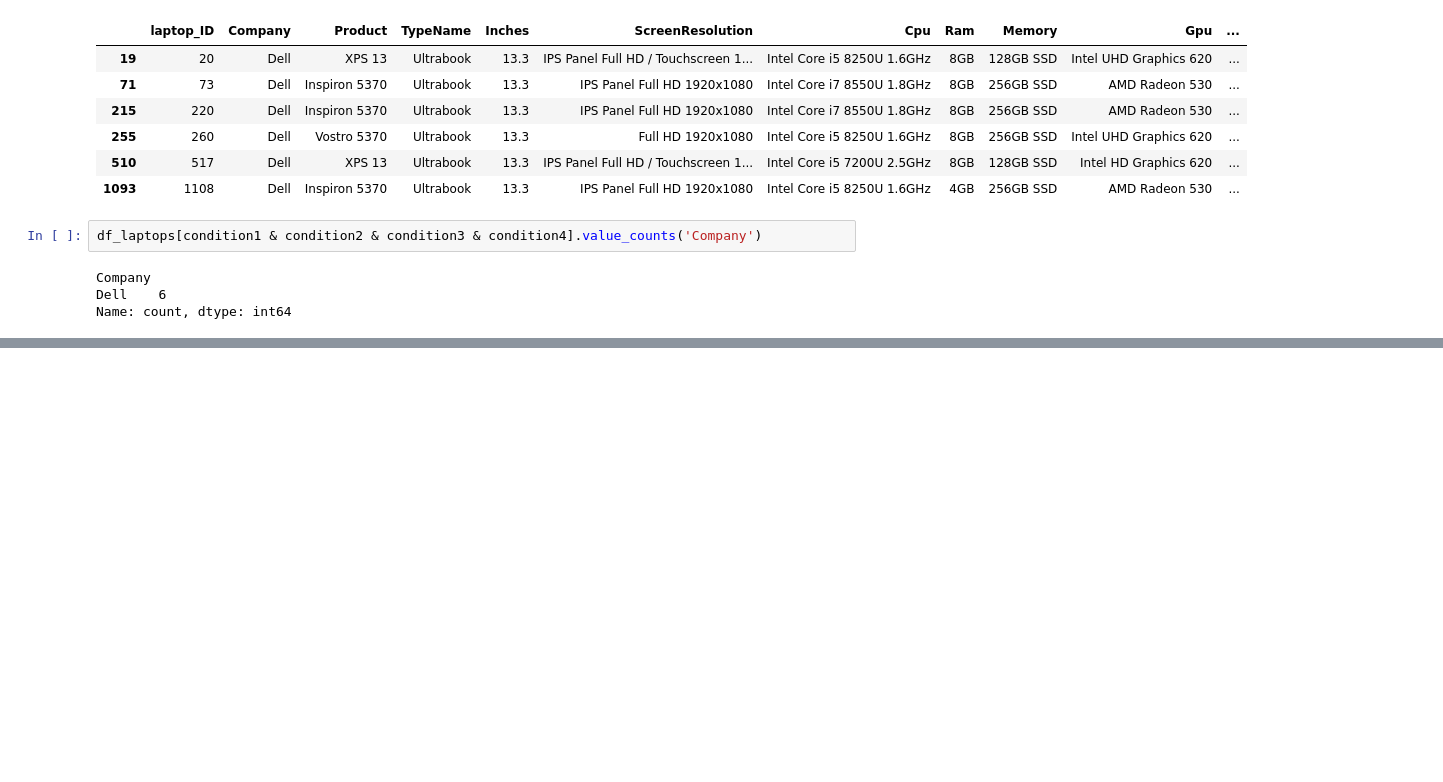
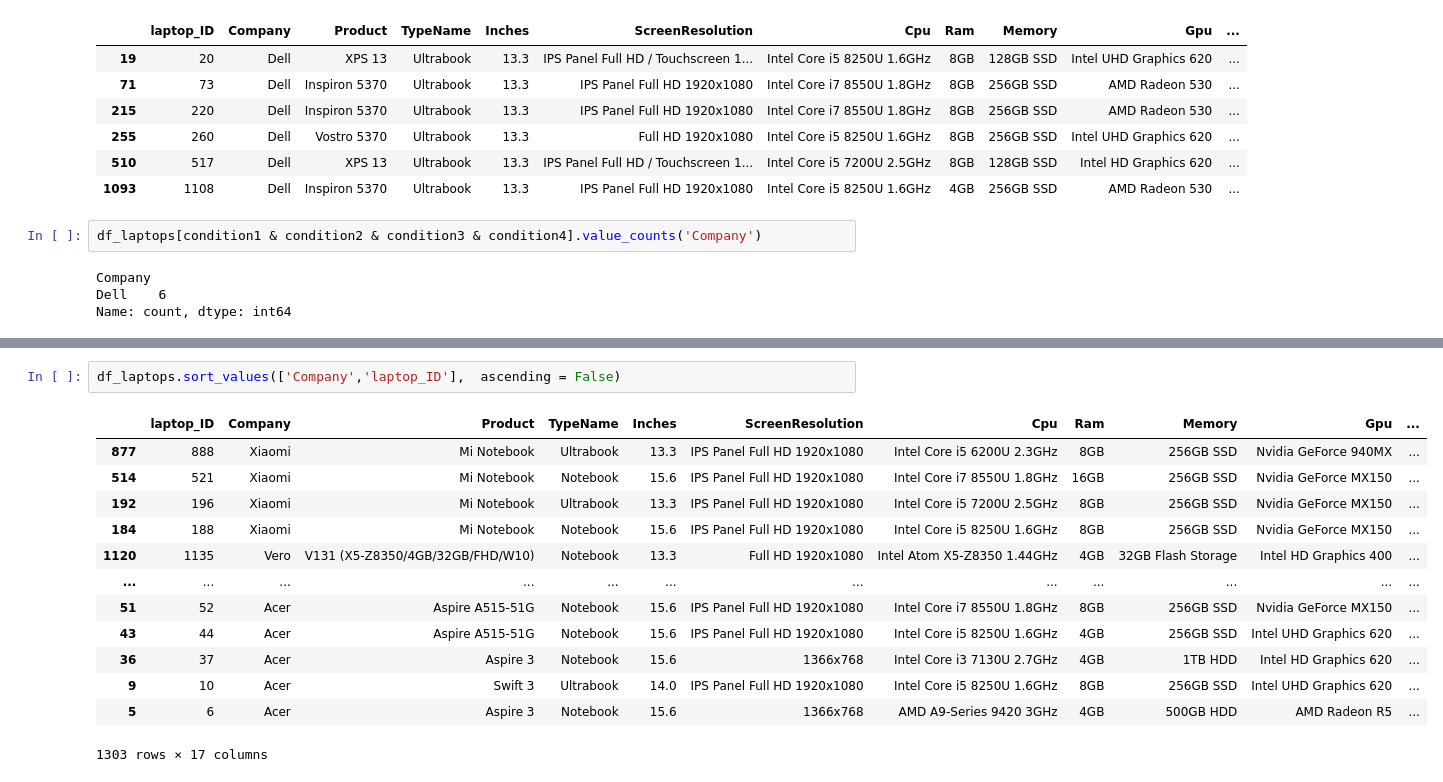
Before and after one commit to Stan-is-the-man/Data_science_bootcamp_2023, a Jupyter notebook: ds_filtering_data.ipynb, the cells around one changed output, grey strips where cells are left out. Cells and saved outputs as stored; diff of their text form; blank space fills up the shorter version.

```diff
--- a/ds_filtering_data.ipynb
+++ b/ds_filtering_data.ipynb
@@ -432,0 +514,16 @@ Name: count, dtype: int64
+# %%
+df_laptops.sort_values(['Company','laptop_ID'],  ascending = False)
+# %% [output]
+|  | laptop_ID | Company | Product | TypeName | Inches | ScreenResolution | Cpu | Ram | Memory | Gpu | ... |
+| 877 | 888 | Xiaomi | Mi Notebook | Ultrabook | 13.3 | IPS Panel Full HD 1920x1080 | Intel Core i5 6200U 2.3GHz | 8GB | 256GB SSD | Nvidia GeForce 940MX | ... |
+| 514 | 521 | Xiaomi | Mi Notebook | Notebook | 15.6 | IPS Panel Full HD 1920x1080 | Intel Core i7 8550U 1.8GHz | 16GB | 256GB SSD | Nvidia GeForce MX150 | ... |
+| 192 | 196 | Xiaomi | Mi Notebook | Ultrabook | 13.3 | IPS Panel Full HD 1920x1080 | Intel Core i5 7200U 2.5GHz | 8GB | 256GB SSD | Nvidia GeForce MX150 | ... |
+| 184 | 188 | Xiaomi | Mi Notebook | Notebook | 15.6 | IPS Panel Full HD 1920x1080 | Intel Core i5 8250U 1.6GHz | 8GB | 256GB SSD | Nvidia GeForce MX150 | ... |
+| 1120 | 1135 | Vero | V131 (X5-Z8350/4GB/32GB/FHD/W10) | Notebook | 13.3 | Full HD 1920x1080 | Intel Atom X5-Z8350 1.44GHz | 4GB | 32GB Flash Storage | Intel HD Graphics 400 | ... |
+| ... | ... | ... | ... | ... | ... | ... | ... | ... | ... | ... | ... |
+| 51 | 52 | Acer | Aspire A515-51G | Notebook | 15.6 | IPS Panel Full HD 1920x1080 | Intel Core i7 8550U 1.8GHz | 8GB | 256GB SSD | Nvidia GeForce MX150 | ... |
+| 43 | 44 | Acer | Aspire A515-51G | Notebook | 15.6 | IPS Panel Full HD 1920x1080 | Intel Core i5 8250U 1.6GHz | 4GB | 256GB SSD | Intel UHD Graphics 620 | ... |
+| 36 | 37 | Acer | Aspire 3 | Notebook | 15.6 | 1366x768 | Intel Core i3 7130U 2.7GHz | 4GB | 1TB HDD | Intel HD Graphics 620 | ... |
+| 9 | 10 | Acer | Swift 3 | Ultrabook | 14.0 | IPS Panel Full HD 1920x1080 | Intel Core i5 8250U 1.6GHz | 8GB | 256GB SSD | Intel UHD Graphics 620 | ... |
+| 5 | 6 | Acer | Aspire 3 | Notebook | 15.6 | 1366x768 | AMD A9-Series 9420 3GHz | 4GB | 500GB HDD | AMD Radeon R5 | ... |
+1303 rows × 17 columns
```
Also changed, not shown: parts of 11 cells of this notebook.
